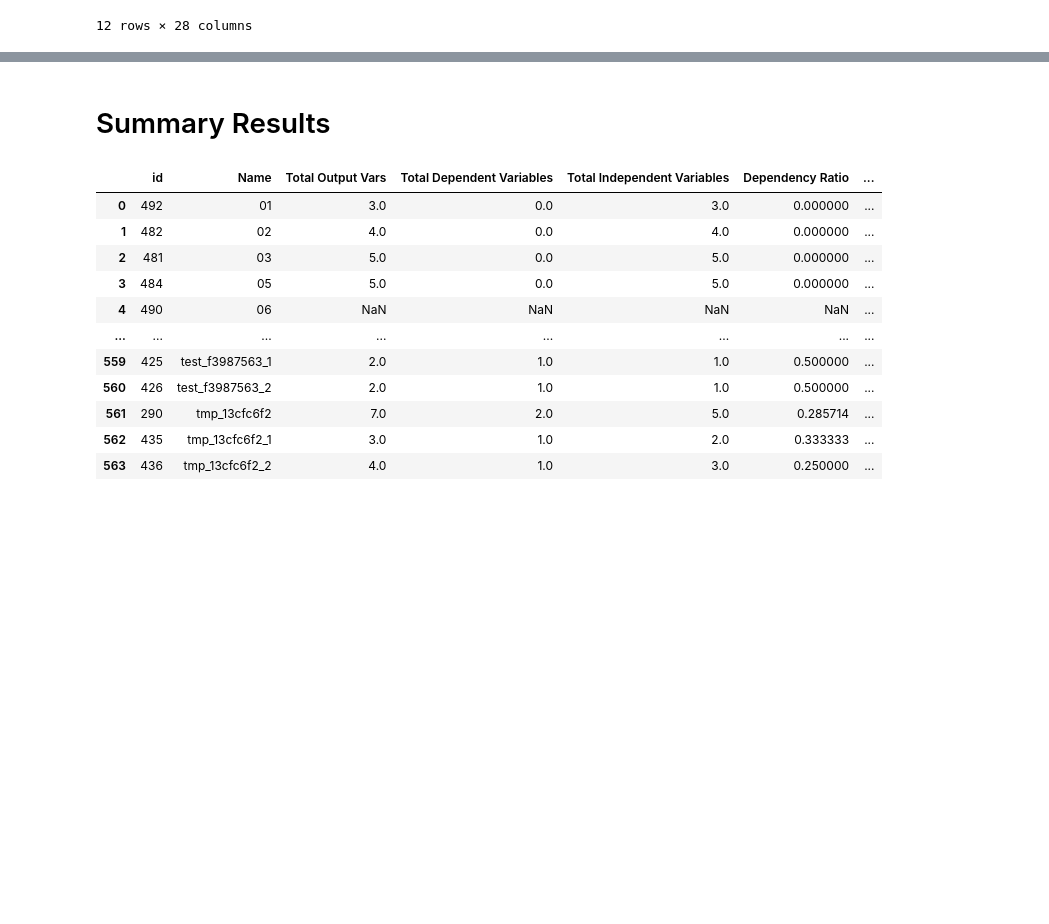
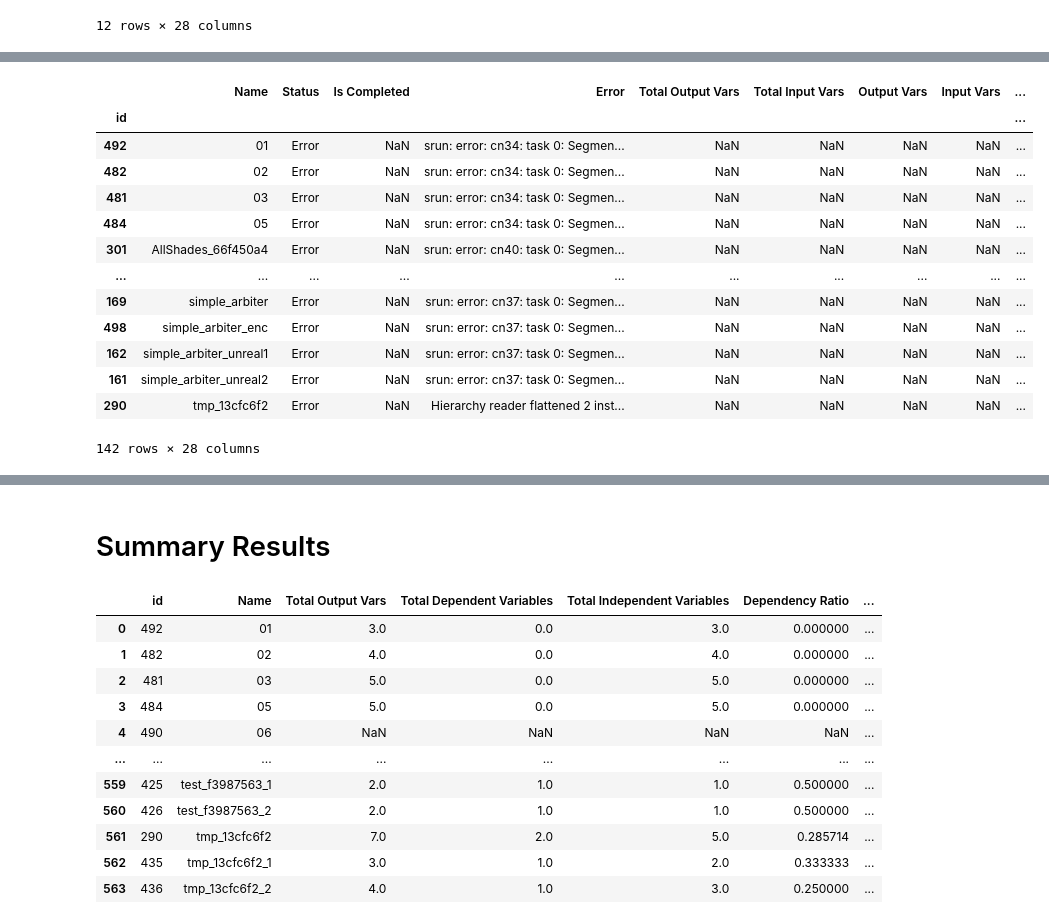
Before and after one commit to eliyaoo32/DepSynt, a Jupyter notebook: notebooks/synthesis.ipynb, the cells around one changed output, grey strips where cells are left out. Drawn from its saved outputs; the diff is of its cells as text; code cells hidden in the pictures; blank space fills up the shorter version.

```diff
--- a/notebooks/synthesis.ipynb
+++ b/notebooks/synthesis.ipynb
@@ -354,0 +395,17 @@ spot_modular_synthesis_df[spot_modular_synthesis_df['Status'] == Status.ERROR]
+# %%
+deps_synt_model_checking_df[deps_synt_model_checking_df['Status'] == Status.ERROR]
+# %% [output]
+|  | Name | Status | Is Completed | Error | Total Output Vars | Total Input Vars | Output Vars | Input Vars | ... |
+| id |  |  |  |  |  |  |  |  | ... |
+| 492 | 01 | Error | NaN | srun: error: cn34: task 0: Segmen... | NaN | NaN | NaN | NaN | ... |
+| 482 | 02 | Error | NaN | srun: error: cn34: task 0: Segmen... | NaN | NaN | NaN | NaN | ... |
+| 481 | 03 | Error | NaN | srun: error: cn34: task 0: Segmen... | NaN | NaN | NaN | NaN | ... |
+| 484 | 05 | Error | NaN | srun: error: cn34: task 0: Segmen... | NaN | NaN | NaN | NaN | ... |
+| 301 | AllShades_66f450a4 | Error | NaN | srun: error: cn40: task 0: Segmen... | NaN | NaN | NaN | NaN | ... |
+| ... | ... | ... | ... | ... | ... | ... | ... | ... | ... |
+| 169 | simple_arbiter | Error | NaN | srun: error: cn37: task 0: Segmen... | NaN | NaN | NaN | NaN | ... |
+| 498 | simple_arbiter_enc | Error | NaN | srun: error: cn37: task 0: Segmen... | NaN | NaN | NaN | NaN | ... |
+| 162 | simple_arbiter_unreal1 | Error | NaN | srun: error: cn37: task 0: Segmen... | NaN | NaN | NaN | NaN | ... |
+| 161 | simple_arbiter_unreal2 | Error | NaN | srun: error: cn37: task 0: Segmen... | NaN | NaN | NaN | NaN | ... |
+| 290 | tmp_13cfc6f2 | Error | NaN | Hierarchy reader flattened 2 inst... | NaN | NaN | NaN | NaN | ... |
+142 rows × 28 columns
```
Also changed, not shown: parts of 6 cells of this notebook, 1 other file.
